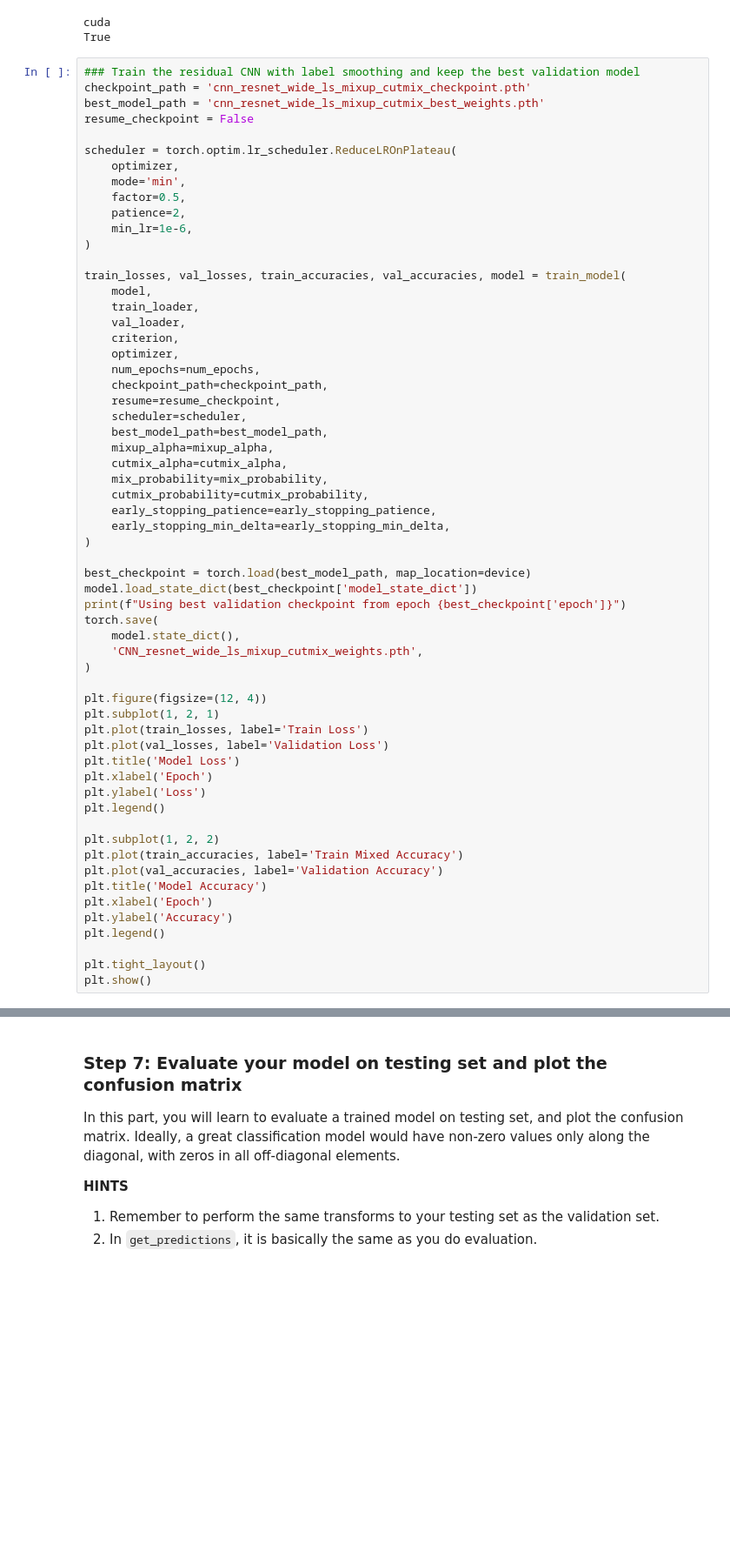
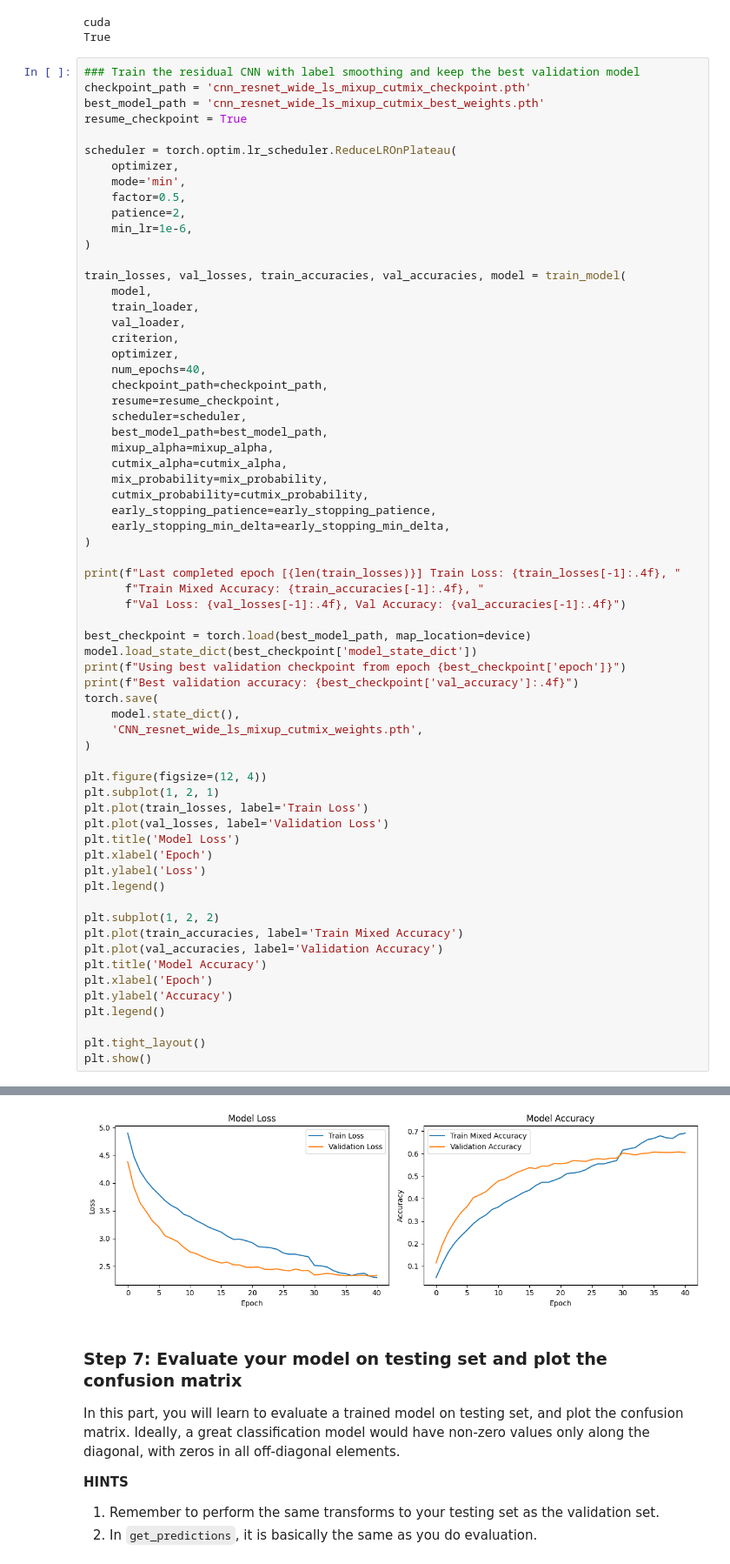
Before and after one commit to Sam-0505/assignment_1, a Jupyter notebook: AI4CV_hw1_part1.ipynb, the cells around one changed output, grey strips where cells are left out. Shown at 87% size. Saved outputs shown, nothing was run; the diff lists cells and outputs as text; blank space fills up the shorter version.

```diff
--- a/AI4CV_hw1_part1.ipynb
+++ b/AI4CV_hw1_part1.ipynb
@@ -519,7 +519,7 @@ True
 ### Train the residual CNN with label smoothing and keep the best validation model
 checkpoint_path = 'cnn_resnet_wide_ls_mixup_cutmix_checkpoint.pth'
 best_model_path = 'cnn_resnet_wide_ls_mixup_cutmix_best_weights.pth'
-resume_checkpoint = False
+resume_checkpoint = True
 
 scheduler = torch.optim.lr_scheduler.ReduceLROnPlateau(
     optimizer,
@@ -535,7 +535,7 @@ train_losses, val_losses, train_accuracies, val_accuracies, model = train_model(
     val_loader,
     criterion,
     optimizer,
-    num_epochs=num_epochs,
+    num_epochs=40,
     checkpoint_path=checkpoint_path,
     resume=resume_checkpoint,
     scheduler=scheduler,
@@ -548,9 +548,14 @@ train_losses, val_losses, train_accuracies, val_accuracies, model = train_model(
     early_stopping_min_delta=early_stopping_min_delta,
 )
 
+print(f"Last completed epoch [{len(train_losses)}] Train Loss: {train_losses[-1]:.4f}, "
+      f"Train Mixed Accuracy: {train_accuracies[-1]:.4f}, "
+      f"Val Loss: {val_losses[-1]:.4f}, Val Accuracy: {val_accuracies[-1]:.4f}")
+
 best_checkpoint = torch.load(best_model_path, map_location=device)
 model.load_state_dict(best_checkpoint['model_state_dict'])
 print(f"Using best validation checkpoint from epoch {best_checkpoint['epoch']}")
+print(f"Best validation accuracy: {best_checkpoint['val_accuracy']:.4f}")
 torch.save(
     model.state_dict(),
     'CNN_resnet_wide_ls_mixup_cutmix_weights.pth',
@@ -585,3 +588,4 @@ Epoch [1/100] Train Loss: 4.8861, Train Mixed Accuracy: 0.0491, Val Loss: 4.3245
+[figure, added]
 # %% [markdown]
 ### Step 7: Evaluate your model on testing set and plot the confusion matrix
 In this part, you will learn to evaluate a trained model on testing set, and plot the confusion matrix.
```
Also changed, not shown: parts of 1 cell of this notebook.
